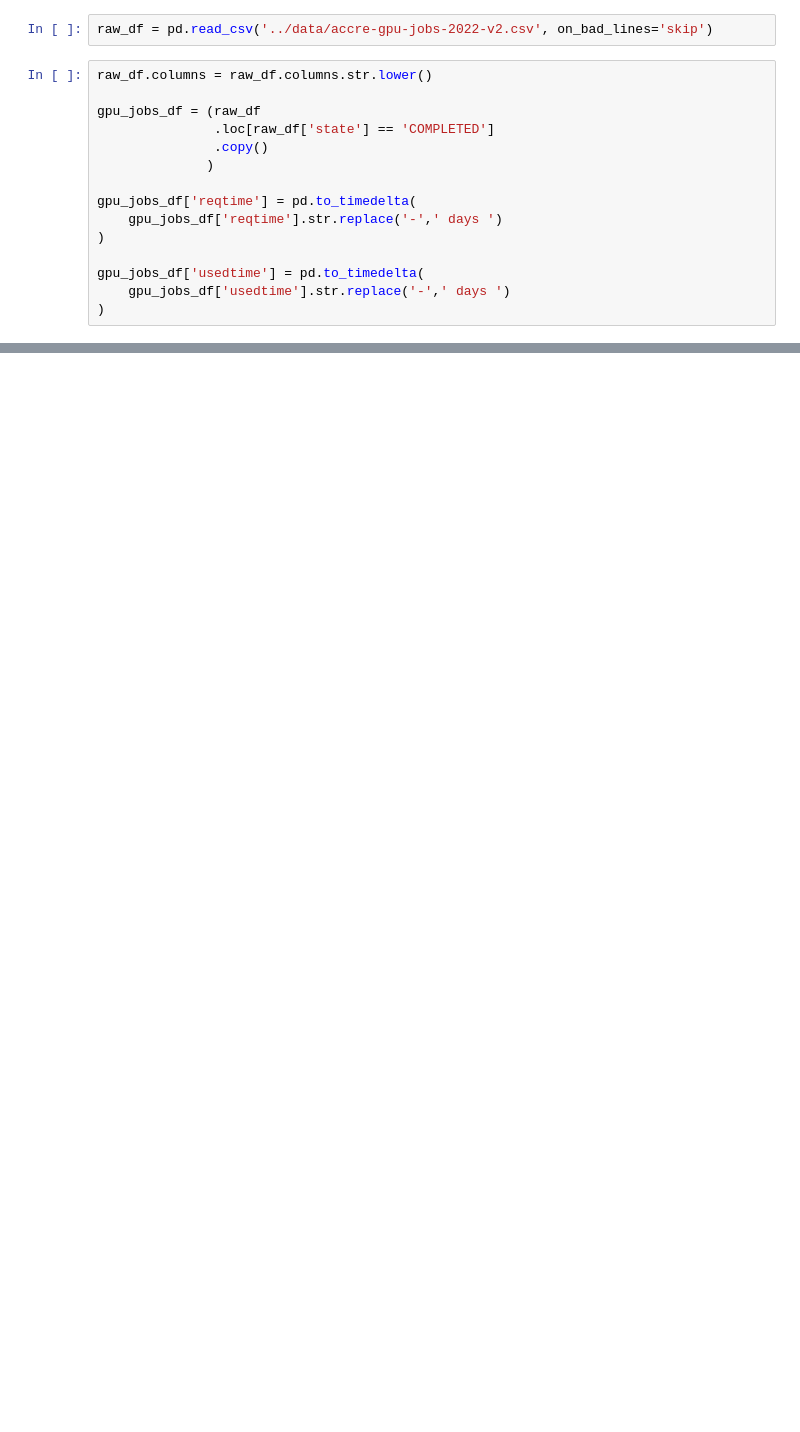
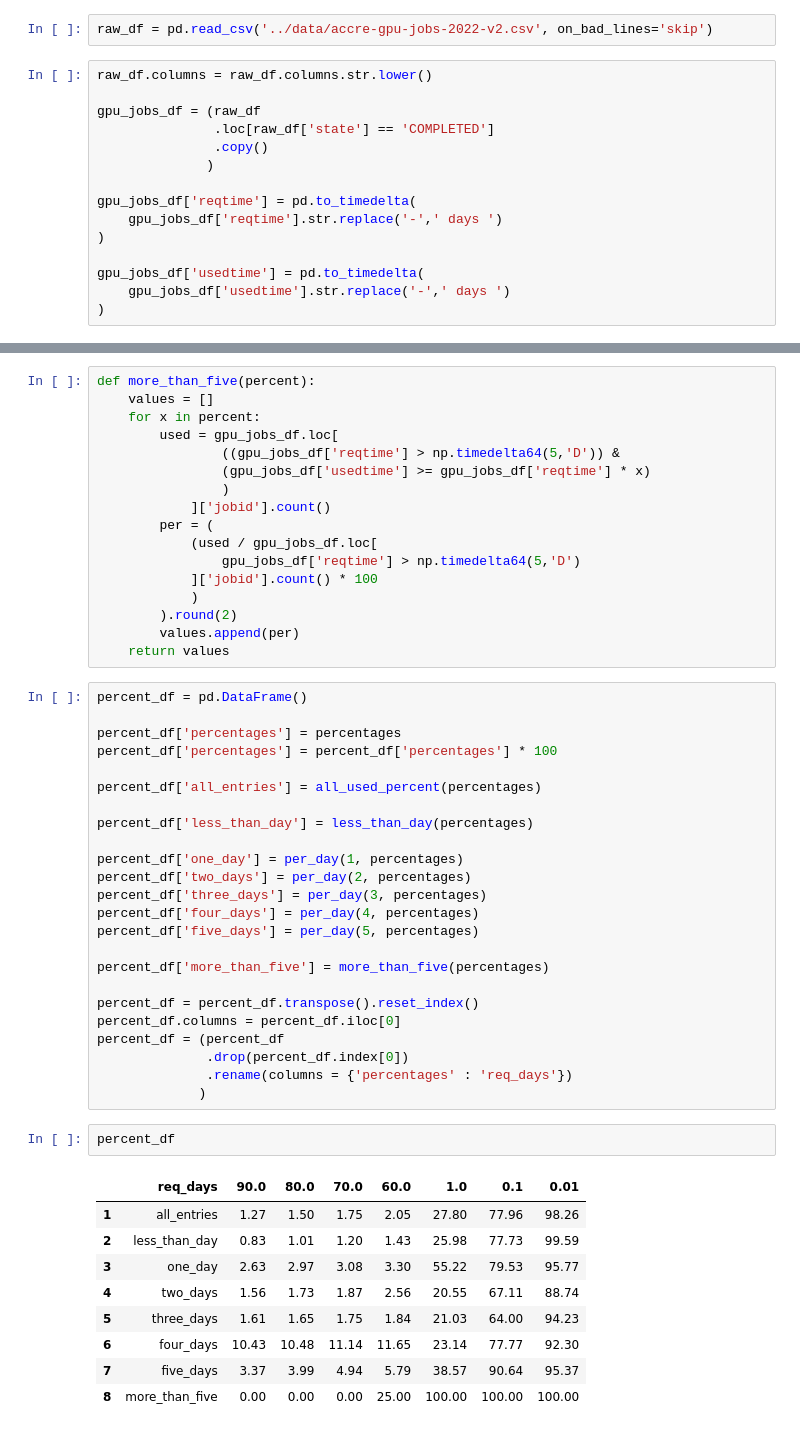
Before and after one commit to hcgreer/accre_project-pizza, a Jupyter notebook: notebooks/hg_accre.ipynb, the cells around one changed output, grey strips where cells are left out. Cells and saved outputs as stored; diff of their text form; blank space fills up the shorter version.

Commit message:
Finished with percent dataframe

```diff
--- a/notebooks/hg_accre.ipynb
+++ b/notebooks/hg_accre.ipynb
@@ -141,0 +105,53 @@ more_than_five = used_percent_per_day(day = 6, percent = percentages)
+# %%
+def more_than_five(percent):
+    values = []
+    for x in percent:
+        used = gpu_jobs_df.loc[
+                ((gpu_jobs_df['reqtime'] > np.timedelta64(5,'D')) &
+                (gpu_jobs_df['usedtime'] >= gpu_jobs_df['reqtime'] * x)
+                )
+            ]['jobid'].count()
+        per = (
+            (used / gpu_jobs_df.loc[
+                gpu_jobs_df['reqtime'] > np.timedelta64(5,'D')
+            ]['jobid'].count() * 100
+            )
+        ).round(2)
+        values.append(per)
+    return values
+# %%
+percent_df = pd.DataFrame()
+
+percent_df['percentages'] = percentages
+percent_df['percentages'] = percent_df['percentages'] * 100
+
+percent_df['all_entries'] = all_used_percent(percentages)
+
+percent_df['less_than_day'] = less_than_day(percentages)
+
+percent_df['one_day'] = per_day(1, percentages)
+percent_df['two_days'] = per_day(2, percentages)
+percent_df['three_days'] = per_day(3, percentages)
+percent_df['four_days'] = per_day(4, percentages)
+percent_df['five_days'] = per_day(5, percentages)
+
+percent_df['more_than_five'] = more_than_five(percentages)
+
+percent_df = percent_df.transpose().reset_index()
+percent_df.columns = percent_df.iloc[0]
+percent_df = (percent_df
+              .drop(percent_df.index[0])
+              .rename(columns = {'percentages' : 'req_days'})
+             )
+# %%
+percent_df
+# %% [output]
+|  | req_days | 90.0 | 80.0 | 70.0 | 60.0 | 1.0 | 0.1 | 0.01 |
+| 1 | all_entries | 1.27 | 1.50 | 1.75 | 2.05 | 27.80 | 77.96 | 98.26 |
+| 2 | less_than_day | 0.83 | 1.01 | 1.20 | 1.43 | 25.98 | 77.73 | 99.59 |
+| 3 | one_day | 2.63 | 2.97 | 3.08 | 3.30 | 55.22 | 79.53 | 95.77 |
+| 4 | two_days | 1.56 | 1.73 | 1.87 | 2.56 | 20.55 | 67.11 | 88.74 |
+| 5 | three_days | 1.61 | 1.65 | 1.75 | 1.84 | 21.03 | 64.00 | 94.23 |
+| 6 | four_days | 10.43 | 10.48 | 11.14 | 11.65 | 23.14 | 77.77 | 92.30 |
+| 7 | five_days | 3.37 | 3.99 | 4.94 | 5.79 | 38.57 | 90.64 | 95.37 |
+| 8 | more_than_five | 0.00 | 0.00 | 0.00 | 25.00 | 100.00 | 100.00 | 100.00 |
```
Also changed, not shown: parts of 13 cells of this notebook.
